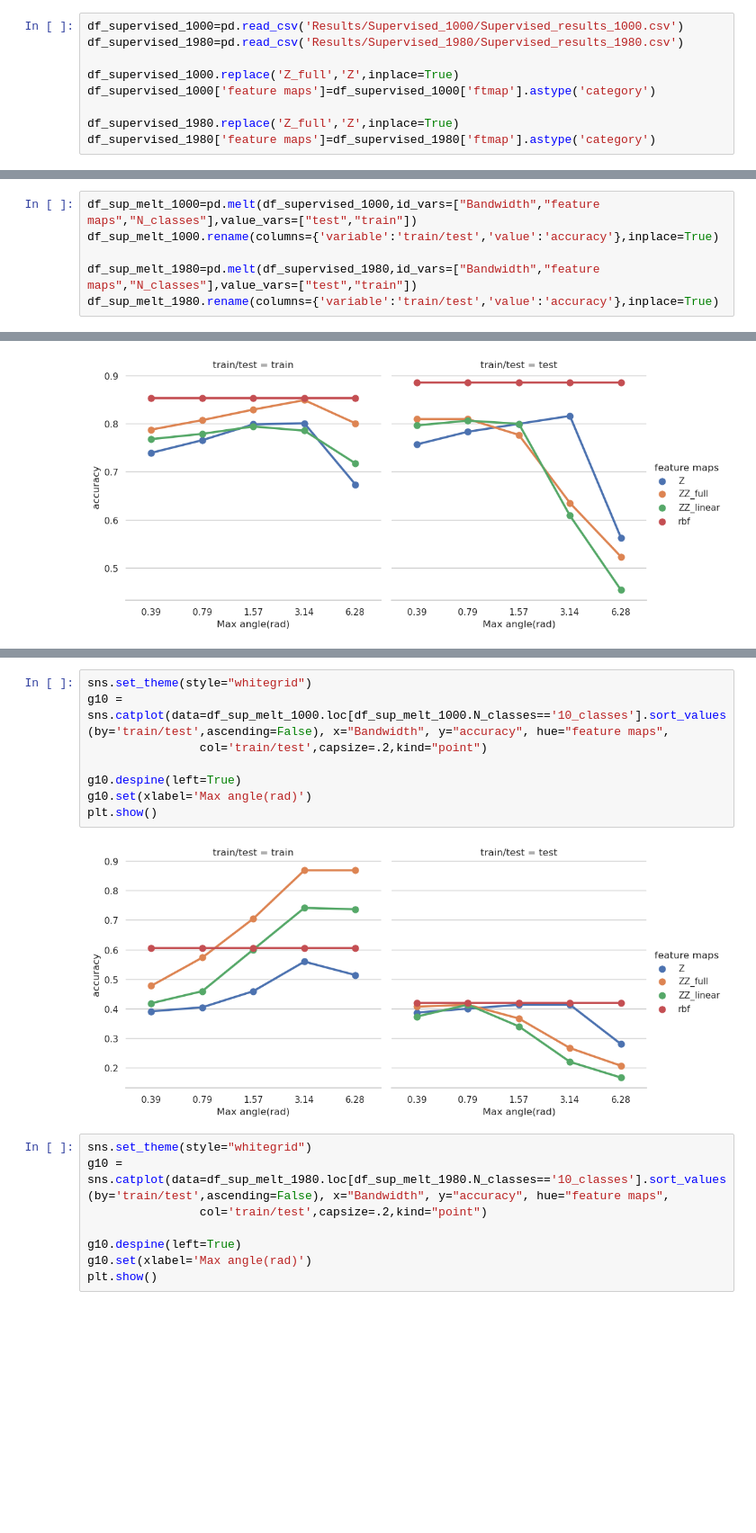
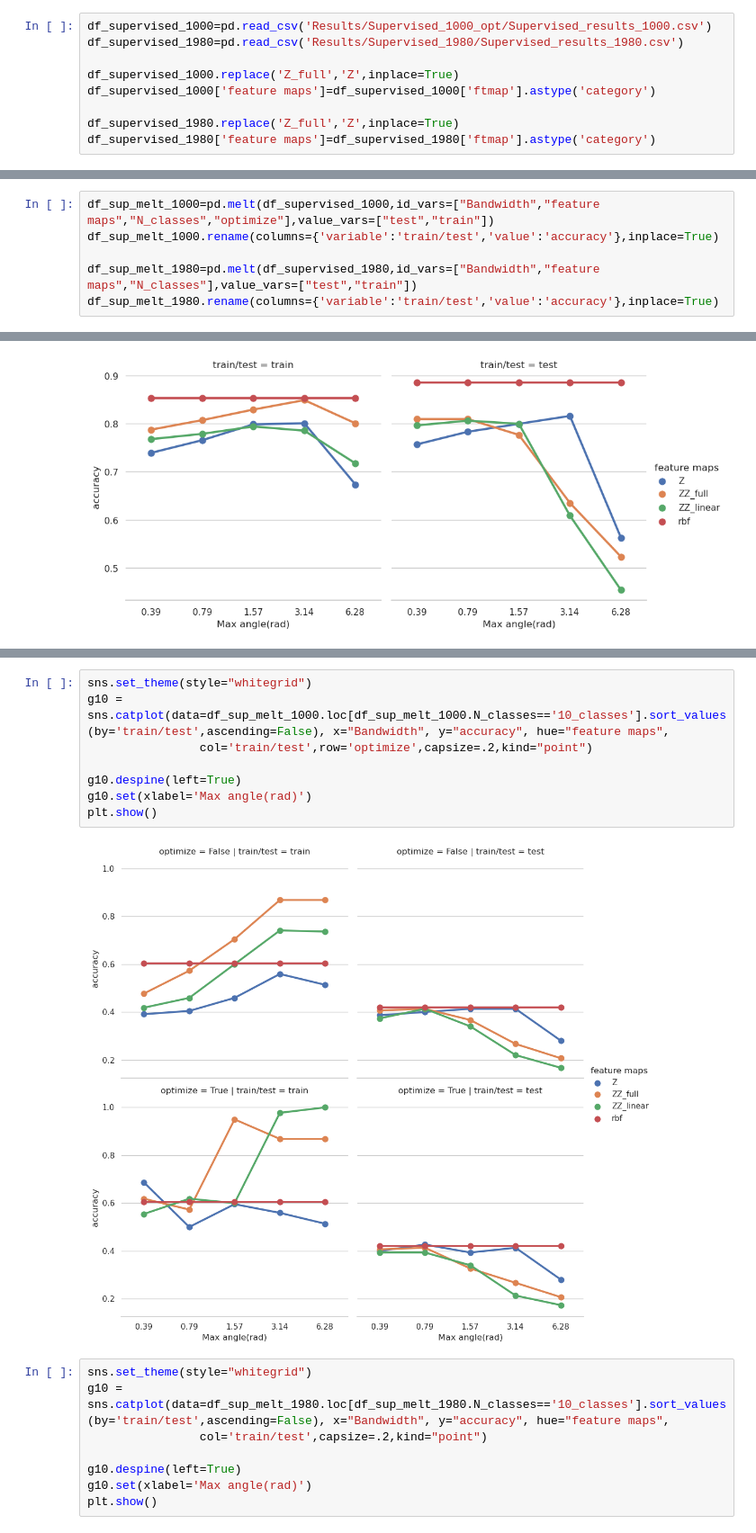
Before and after one commit to ctglab/QKomics, a Jupyter notebook: Clustering_plots.ipynb, the cells around one changed output, grey strips where cells are left out. Shown at 90% size. Drawn from its saved outputs; the diff is of its cells as text; blank space fills up the shorter version.

```diff
--- a/Clustering_plots.ipynb
+++ b/Clustering_plots.ipynb
@@ -544,7 +606,7 @@ df_new_clust.to_csv('Results/Unsupervised_1000/New_cluster_quantum_metabric.csv'
 # %% [markdown]
 ### Accuracy and other metrics
 # %%
-df_supervised_1000=pd.read_csv('Results/Supervised_1000/Supervised_results_1000.csv')
+df_supervised_1000=pd.read_csv('Results/Supervised_1000_opt/Supervised_results_1000.csv')
 df_supervised_1980=pd.read_csv('Results/Supervised_1980/Supervised_results_1980.csv')
 
 df_supervised_1000.replace('Z_full','Z',inplace=True)
@@ -558,7 +636,7 @@ df_supervised_1980.rename(columns={'train_error':'train','test_error':'test'},in
 # %% [markdown]
 Melt data
 # %%
-df_sup_melt_1000=pd.melt(df_supervised_1000,id_vars=["Bandwidth","feature maps","N_classes"],value_vars=["test","train"])
+df_sup_melt_1000=pd.melt(df_supervised_1000,id_vars=["Bandwidth","feature maps","N_classes","optimize"],value_vars=["test","train"])
 df_sup_melt_1000.rename(columns={'variable':'train/test','value':'accuracy'},inplace=True)
 
 df_sup_melt_1980=pd.melt(df_supervised_1980,id_vars=["Bandwidth","feature maps","N_classes"],value_vars=["test","train"])
@@ -591,13 +701,13 @@ plt.show()
 # %%
 sns.set_theme(style="whitegrid")
 g10 = sns.catplot(data=df_sup_melt_1000.loc[df_sup_melt_1000.N_classes=='10_classes'].sort_values(by='train/test',ascending=False), x="Bandwidth", y="accuracy", hue="feature maps",
-                col='train/test',capsize=.2,kind="point")
+                col='train/test',row='optimize',capsize=.2,kind="point")
 
 g10.despine(left=True)
 g10.set(xlabel='Max angle(rad)')
 plt.show()
 # %% [output]
-[figure, old version]
+[figure, new version]
 # %%
 sns.set_theme(style="whitegrid")
 g10 = sns.catplot(data=df_sup_melt_1980.loc[df_sup_melt_1980.N_classes=='10_classes'].sort_values(by='train/test',ascending=False), x="Bandwidth", y="accuracy", hue="feature maps",
```
Also changed, not shown: parts of 31 cells of this notebook, 27 other files.
